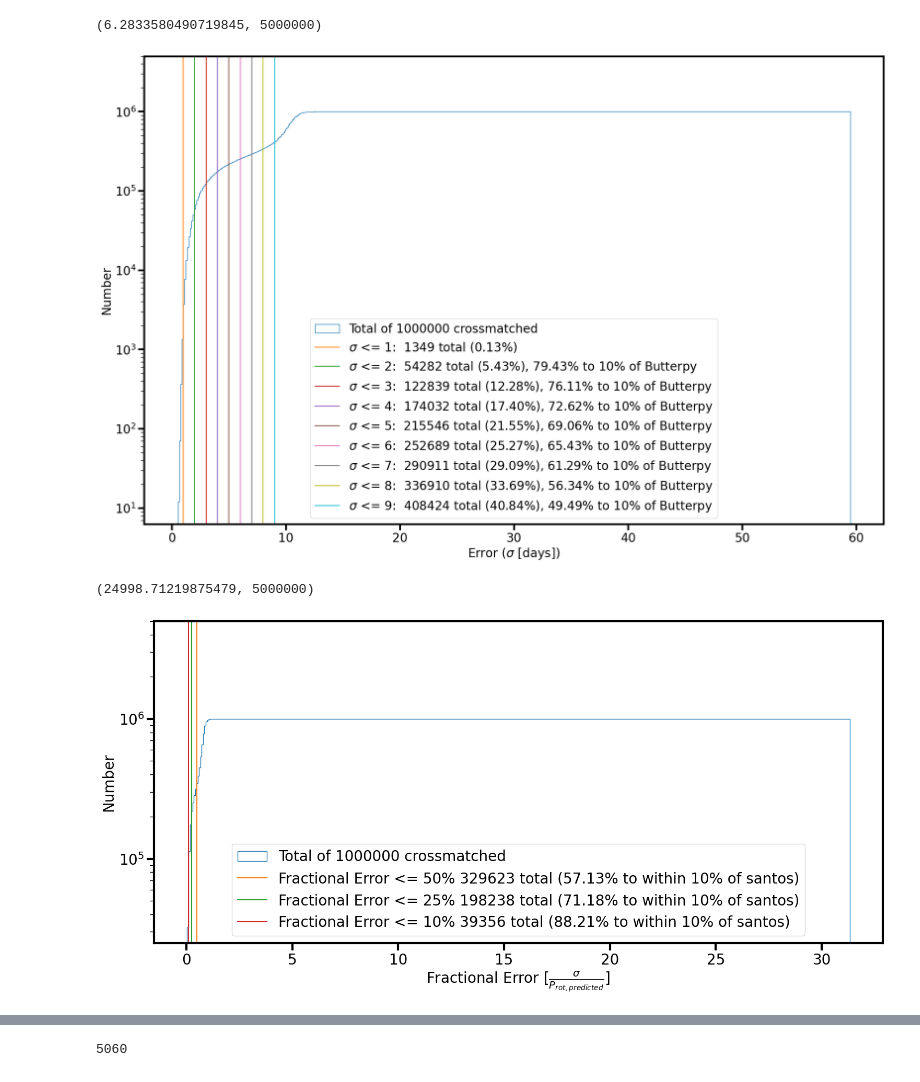
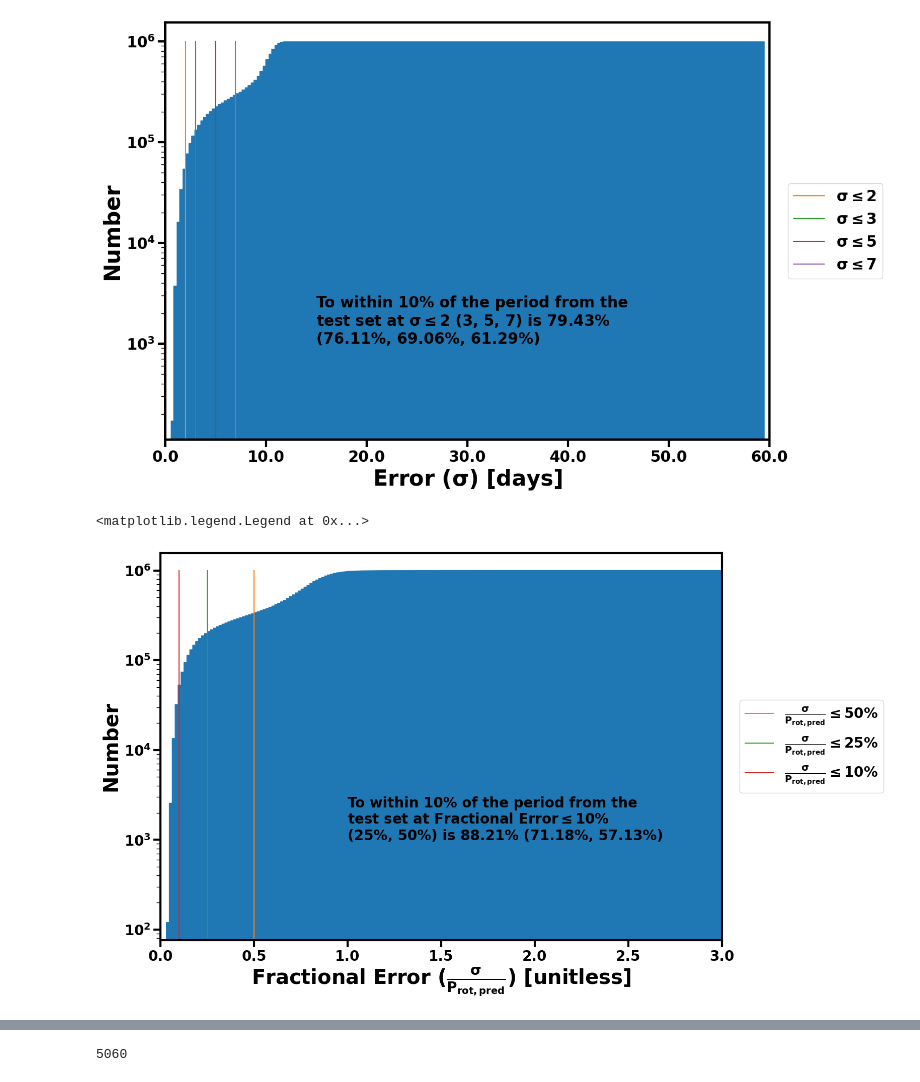
Before and after one commit to m-schochet/asas-sn-cnn, a Jupyter notebook: plots/frac_errors.ipynb, the cells around one changed output, grey strips where cells are left out. Drawn from its saved outputs; the diff is of its cells as text; code cells hidden in the pictures.

```diff
--- a/plots/frac_errors.ipynb
+++ b/plots/frac_errors.ipynb
@@ -226,22 +224,26 @@ percsig9 = (len(goodsig9)/len(sig9)) * 100
 # %%
-fig, ax = plt.subplots(figsize=(22, 14))
+fig, ax = plt.subplots(figsize=(16, 10))
+ax.set_xlim(0, 60)
+formatter1 = ticker.FormatStrFormatter('%.0f')
+ax.xaxis.set_major_formatter(formatter1)
 
-ax.hist(table3_row1['sigma'], bins=500, cumulative=True, histtype='step', label=f'Total of {len(table3_row1)} crossmatched')
-ax.plot([1, 1], [0, 5000000], label=f'$\sigma$ <= 1:  {numonesig} total ({"%.2f" % onesigpercen}%)')
-ax.plot([2, 2], [0, 5000000], label=f'$\sigma$ <= 2:  {numtwosig} total ({"%.2f" % twosigpercen}%), {"%.2f" % percsig2}% to 10% of Butterpy')
-ax.plot([3, 3], [0, 5000000], label=f'$\sigma$ <= 3:  {numthreesig} total ({"%.2f" % threesigpercen}%), {"%.2f" % percsig3}% to 10% of Butterpy')
-ax.plot([4, 4], [0, 5000000], label=f'$\sigma$ <= 4:  {numfoursig} total ({"%.2f" % foursigpercen}%), {"%.2f" % percsig4}% to 10% of Butterpy')
-ax.plot([5, 5], [0, 5000000], label=f'$\sigma$ <= 5:  {numfivesig} total ({"%.2f" % fivesigpercen}%), {"%.2f" % percsig5}% to 10% of Butterpy')
-ax.plot([6, 6], [0, 5000000], label=f'$\sigma$ <= 6:  {num6sig} total ({"%.2f" % sixperc}%), {"%.2f" % percsig6}% to 10% of Butterpy')
-ax.plot([7, 7], [0, 5000000], label=f'$\sigma$ <= 7:  {num7sig} total ({"%.2f" % sevperc}%), {"%.2f" % percsig7}% to 10% of Butterpy')
-ax.plot([8, 8], [0, 5000000], label=f'$\sigma$ <= 8:  {num8sig} total ({"%.2f" % eigperc}%), {"%.2f" % percsig8}% to 10% of Butterpy')
-ax.plot([9, 9], [0, 5000000], label=f'$\sigma$ <= 9:  {num9sig} total ({"%.2f" % ninperc}%), {"%.2f" % percsig9}% to 10% of Butterpy')
+ax.hist(table3_row1['sigma'], bins=200, cumulative=True, fill=True, histtype='step', rasterized=True)
+ax.plot([2, 2], [0, 1000000], label='$\\bf{\sigma} \leq 2$')
+ax.plot([3, 3], [0, 1000000], label='$\\bf{\sigma} \leq 3$')
+ax.plot([5, 5], [0, 1000000], label='$\\bf{\sigma} \leq 5$')
+ax.plot([7, 7], [0, 1000000], label='$\\bf{\sigma} \leq 7$')
+ax.text(15, 1000, f'To within 10% of the period from the \ntest set at $\\bf\sigma\leq$2 (3, 5, 7) is {"%.2f" % percsig2}% \n({"%.2f" % percsig3}%, {"%.2f" % percsig5}%, {"%.2f" % percsig7}%)', fontweight='bold', rasterized=True)
+ax.set_xlabel(r'Error ($\mathbf{\sigma}$) [days]')
+ax.set_ylabel('Number')
 
-ax.set_xlabel(r'Error ($\sigma$ [days])')
-ax.set_ylabel('Number')
-plt.yscale('log')
-plt.legend()
-plt.ylim(0, 5000000)
+xticksl = ax.get_xticks()
+yticksl = ax.get_yticks()
+ax.set_yticks(ticks = yticksl, labels=yticksl, weight='bold')
+ax.set_xticks(ticks = xticksl, labels=xticksl, weight='bold')
+
+ax.set_yscale('log')
+pos = ax.get_position()
+ax.set_position([pos.x0, pos.y0, pos.width * 0.9, pos.height])
+legend = ax.legend(loc='center right', bbox_to_anchor=(1.2, 0.5))
 # %% [output]
-(6.2833580490719845, 5000000)
-[figure, old version]
+[figure, new version]
@@ -270,20 +250,33 @@ percfrac10 = (len(goodfrac10)/len(frac10)) * 100
 # %%
-fig, ax = plt.subplots(figsize=(18, 8))
-title = r"Fractional Error"
+fig, ax = plt.subplots(figsize=(16, 10), layout='constrained')
+ax.set_xlim(0, 2.75)
+title = "Fractional Error"
+formatter1 = ticker.FormatStrFormatter('%.2f')
+formatter2 = ticker.FormatStrFormatter('%.2f')
+ax.xaxis.set_major_formatter(formatter1)
+ax.xaxis.set_major_formatter(formatter1)
 
-ax.hist(table3_row1['frac_err'], bins=500, cumulative=True, histtype='step', label=f'Total of {len(table3_row1)} crossmatched')
-ax.plot([0.5, 0.5], [0, 5000000], label=f'{title} <= 50% {fracerrnum50} total ({"%.2f" % percfrac50}% to within 10% of santos)')
-ax.plot([0.25, 0.25], [0, 5000000], label=f'{title} <= 25% {fracerrnum25} total ({"%.2f" % percfrac25}% to within 10% of santos)')
-ax.plot([0.1, 0.1], [0, 5000000], label=f'{title} <= 10% {fracerrnum10} total ({"%.2f" % percfrac10}% to within 10% of santos)')
 
-ax.set_xlabel(r'Fractional Error [$\frac{\sigma}{P_{rot, predicted}}$]')
+ax.hist(table3_row1['frac_err'], bins=2000, cumulative=True, fill=True, histtype='step', rasterized=True)
+ax.plot([0.5, 0.5], [0, 1000000], label=r'$\mathbf{\frac{\sigma}{P_{rot, pred}} \leq 50\%}$')
+ax.plot([0.25, 0.25], [0, 1000000], label=r'$\mathbf{\frac{\sigma}{P_{rot, pred}}  \leq 25\%}$')
+ax.plot([0.1, 0.1], [0, 1000000], label=r'$\mathbf{\frac{\sigma}{P_{rot, pred}}  \leq 10\%}$')
+ax.text(1, 1000, f'To within 10% of the period from the \ntest set at {title}$\\bf\leq$10% \n(25%, 50%) is {"%.2f" % percfrac10}% ({"%.2f" % percfrac25}%, {"%.2f" % percfrac50}%)', fontweight='bold', rasterized=True)
+ax.set_xlabel(r'Fractional Error ($\mathbf{\frac{\sigma}{P_{rot, pred}}}$) [unitless]')
 ax.set_ylabel('Number')
-plt.yscale('log')
-plt.legend()
-plt.ylim(0, 5000000)
+
+xticksl = ax.get_xticks()
+yticksl = ax.get_yticks()
+ax.set_yticks(ticks = yticksl, labels=yticksl, weight='bold')
+ax.set_xticks(ticks = xticksl, labels=xticksl, weight='bold')
+
+ax.set_yscale('log')
+pos = ax.get_position()
+ax.set_position([pos.x0, pos.y0, pos.width * 0.9, pos.height])
+ax.legend(loc='center right', bbox_to_anchor=(1.3, 0.5))
 # %% [output]
-(24998.71219875479, 5000000)
+<matplotlib.legend.Legend at 0x...>
-[figure, old version]
+[figure, new version]
 # %%
 uncertainties = [1.5, 2, 2.5, 3, 3.5, 4, 4.5, 5, 5.5, 6, 6.5, 7, 7.5, 8, 8.5, 9, 9.5, 10, 10.5, 11, 11.5]
 numdetected = []
```
Also changed, not shown: parts of 15 cells of this notebook.
